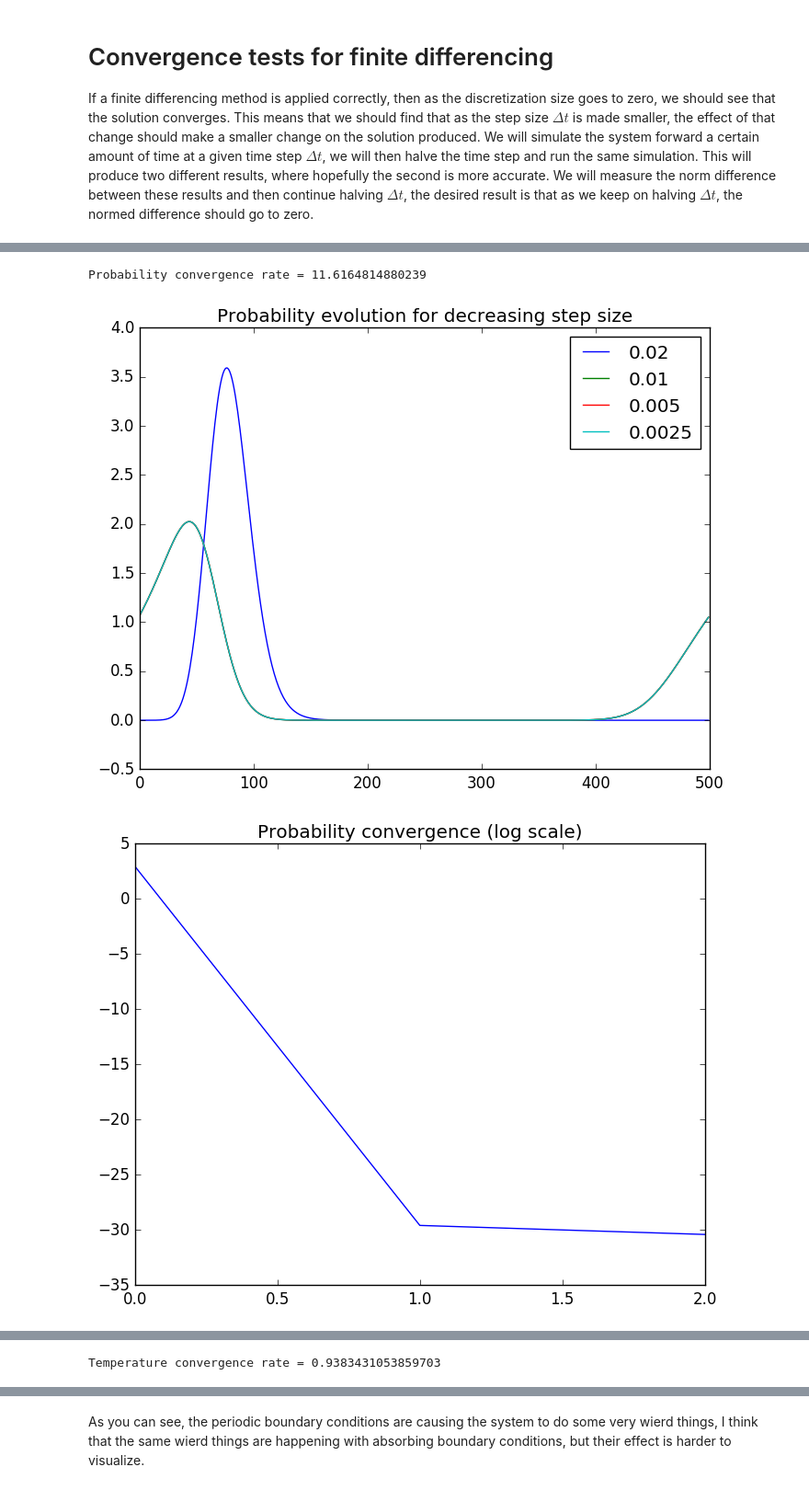
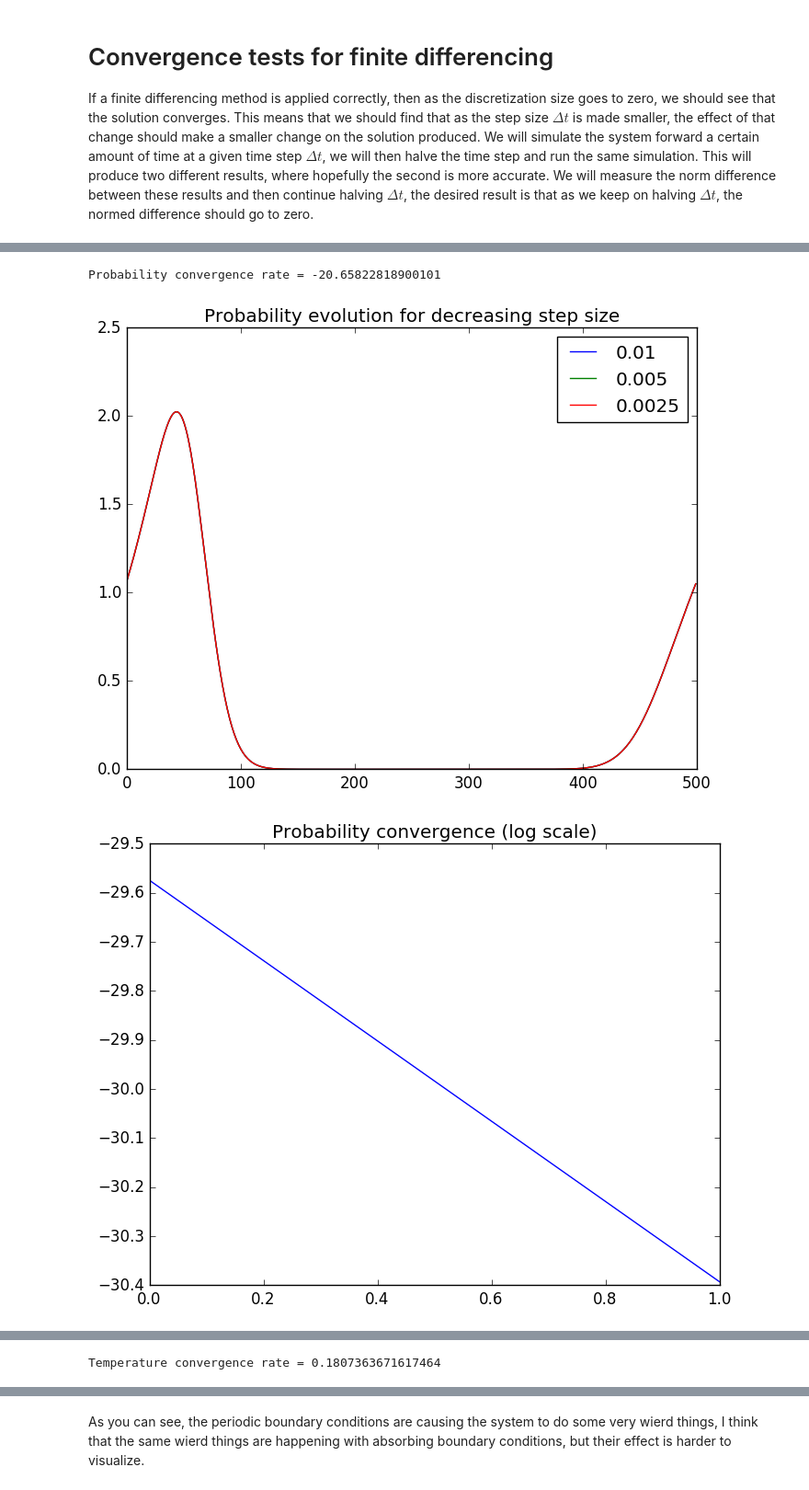
Before and after one commit to JackDevine/Honours2016, a Jupyter notebook: notebooks/Convergence tests.ipynb, the cells around one changed output, grey strips where cells are left out. Shown: that part at 92% size. Cells and saved outputs as stored; diff of their text form; code cells hidden in the pictures.

```diff
--- a/notebooks/Convergence tests.ipynb
+++ b/notebooks/Convergence tests.ipynb
@@ -75,7 +75,7 @@ alpha = 1e-2
 beta = 1e-4
 evolveTime = 2.0
 scaling = 1e-2
-dtVec = [2, 1, 1/2, 1/4]*scaling
+dtVec = [1, 1/2, 1/4]*scaling
 
 sigma  = 0.1
 P0 = Float64[(1/(sigma*sqrt(2pi)))*exp(-((x - 1.0)^2)/(2sigma^2))
@@ -89,33 +89,33 @@ Parray = Array(Float64, nPoints, length(dtVec))
 Tarray = Array(Float64, nPoints, length(dtVec))
 index = 1
 energy = energyFun(potential, density, temperature, alpha, xAxis)
 for dt in dtVec
     Parray[:, index] = evolveP(density, evolveTime, dt, dpotential,
                                 temperature, xAxis)
     Tarray[:, index] = evolveT(temperature::AbstractArray, evolveTime, dt,
                             potential, dpotential, density, alpha, beta, energy, xAxis)
     index += 1
 end
 # Calculate the distances between adjacent probability distributions.
 norms = Float64[norm(Parray[:, i] - Parray[:, i-1]) for i in 2:length(dtVec)]
 println("Probability convergence rate = ", log(abs((norms[1] - norms[end])/((dtVec[1] - dtVec[end]))/scaling)))
 plot(Parray)
 title("Probability evolution for decreasing step size")
 legend(dtVec)
 figure()
 plot(log(norms))
 title("Probability convergence (log scale)")
 # Calculate the distances between adjacent temperature distributions.
 norms = Float64[norm(Tarray[:, i] - Tarray[:, i-1]) for i in 2:length(dtVec)]
 println("Temperature convergence rate = ", log(abs((norms[1] - norms[end])/((dtVec[1] - dtVec[end]))/scaling)))
 figure()
 plot(Tarray)
 title("Temperature evolution for decreasing step size")
 legend(dtVec, loc = 3)
 figure()
 plot(log(norms))
 title("Temperature convergence (log plot)")
 # %% [output]
-Probability convergence rate = 11.6164814880239
+Probability convergence rate = -20.65822818900101
-[figure, old version]
+[figure, new version]
-[figure, old version]
+[figure, new version]
@@ -124,4 +124,4 @@ Probability convergence rate = 11.6164814880239
-Temperature convergence rate = 0.9383431053859703
+Temperature convergence rate = 0.1807363671617464
 PyObject <matplotlib.text.Text object at 0x...>
 # %% [markdown]
 As you can see, the periodic boundary conditions are causing the system to do some very wierd things, I think that the same wierd things are happening with absorbing boundary conditions, but their effect is harder to visualize.
```
Also changed, not shown: parts of 14 cells of this notebook, 2 other files.
